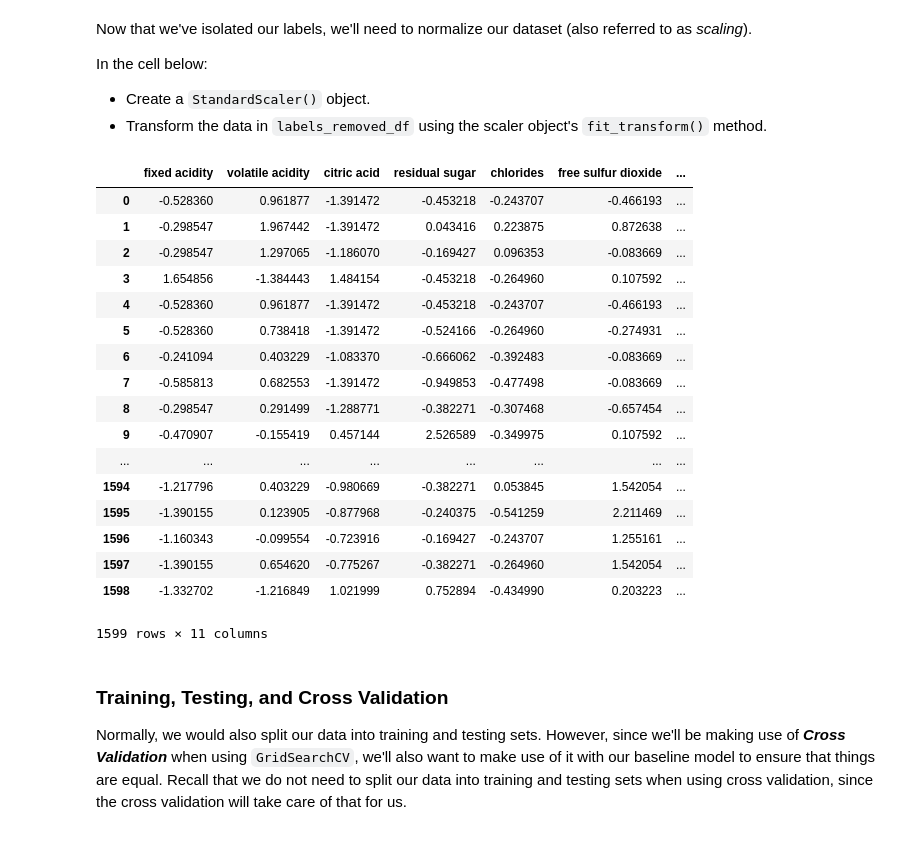
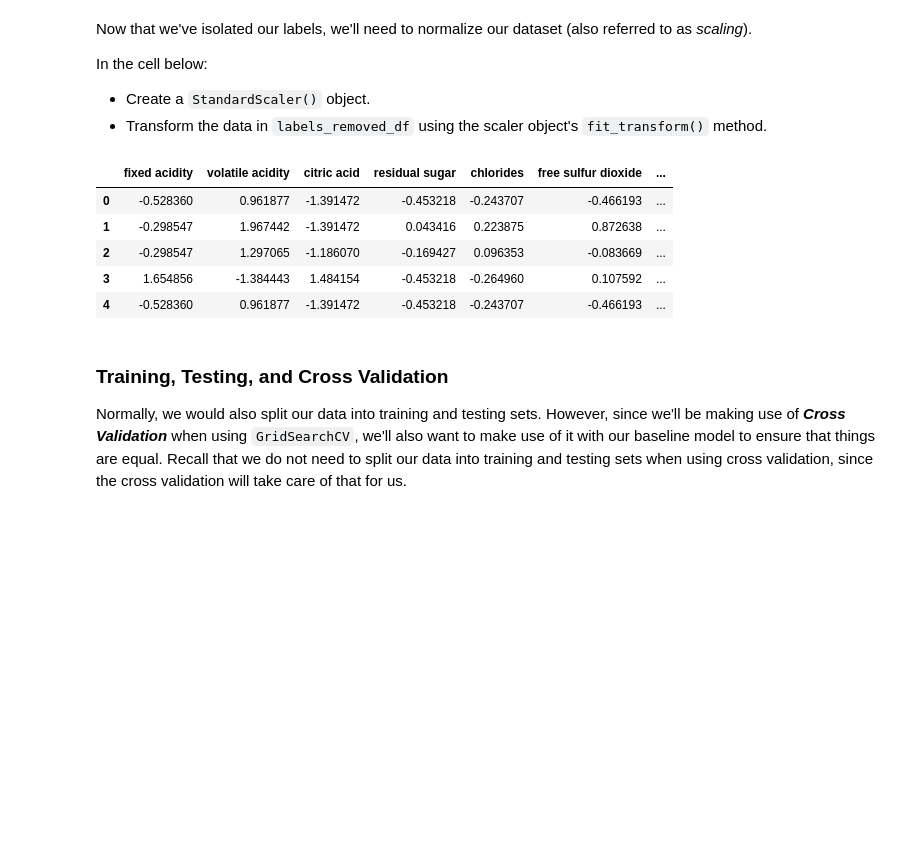
Before and after one commit to mzhou356/dsc-gridsearchcv-lab-dc-ds-060319, a Jupyter notebook: index.ipynb, the cells around one changed output. Cells and saved outputs as stored; diff of their text form; code cells hidden in the pictures; blank space fills up the shorter version.

```diff
--- a/index.ipynb
+++ b/index.ipynb
@@ -101,26 +101,14 @@ In the cell below:
 # %%
 scaler = StandardScaler()
 standard_df = pd.DataFrame(scaler.fit_transform(labels_removed_df), columns=labels_removed_df.columns)
-standard_df
+standard_df.head()
 # %% [output]
 |  | fixed acidity | volatile acidity | citric acid | residual sugar | chlorides | free sulfur dioxide | ... |
 | 0 | -0.528360 | 0.961877 | -1.391472 | -0.453218 | -0.243707 | -0.466193 | ... |
 | 1 | -0.298547 | 1.967442 | -1.391472 | 0.043416 | 0.223875 | 0.872638 | ... |
 | 2 | -0.298547 | 1.297065 | -1.186070 | -0.169427 | 0.096353 | -0.083669 | ... |
 | 3 | 1.654856 | -1.384443 | 1.484154 | -0.453218 | -0.264960 | 0.107592 | ... |
 | 4 | -0.528360 | 0.961877 | -1.391472 | -0.453218 | -0.243707 | -0.466193 | ... |
-| 5 | -0.528360 | 0.738418 | -1.391472 | -0.524166 | -0.264960 | -0.274931 | ... |
-| 6 | -0.241094 | 0.403229 | -1.083370 | -0.666062 | -0.392483 | -0.083669 | ... |
-| 7 | -0.585813 | 0.682553 | -1.391472 | -0.949853 | -0.477498 | -0.083669 | ... |
-| 8 | -0.298547 | 0.291499 | -1.288771 | -0.382271 | -0.307468 | -0.657454 | ... |
-| 9 | -0.470907 | -0.155419 | 0.457144 | 2.526589 | -0.349975 | 0.107592 | ... |
-| ... | ... | ... | ... | ... | ... | ... | ... |
-| 1594 | -1.217796 | 0.403229 | -0.980669 | -0.382271 | 0.053845 | 1.542054 | ... |
-| 1595 | -1.390155 | 0.123905 | -0.877968 | -0.240375 | -0.541259 | 2.211469 | ... |
-| 1596 | -1.160343 | -0.099554 | -0.723916 | -0.169427 | -0.243707 | 1.255161 | ... |
-| 1597 | -1.390155 | 0.654620 | -0.775267 | -0.382271 | -0.264960 | 1.542054 | ... |
-| 1598 | -1.332702 | -1.216849 | 1.021999 | 0.752894 | -0.434990 | 0.203223 | ... |
-1599 rows × 11 columns
 # %% [markdown]
 ### Training, Testing, and Cross Validation
 
```
